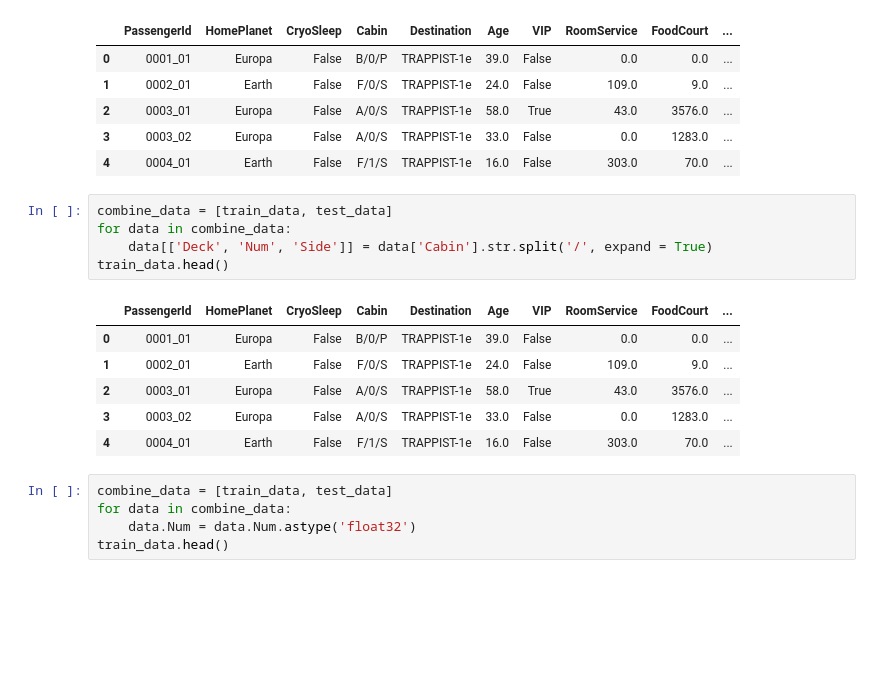
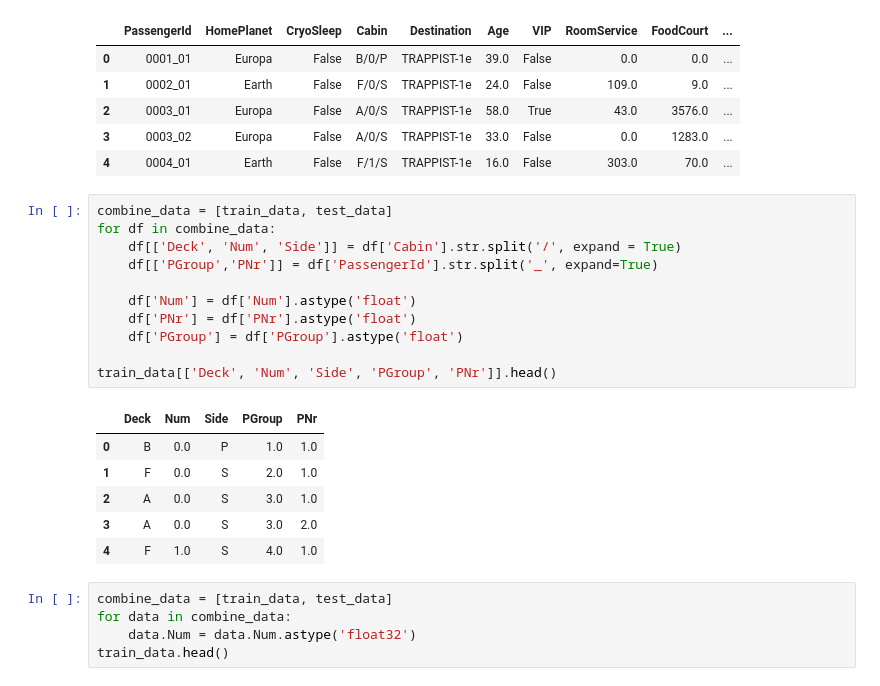
Before and after one commit to He1o/NoteBook_PyTorch, a Jupyter notebook: Kaggle/Spaceship Titanic/4.xgboost0.89.ipynb, the cells around one changed output. Drawn from its saved outputs; the diff is of its cells as text; blank space fills up the shorter version.

```diff
--- a/Kaggle/Spaceship Titanic/4.xgboost0.89.ipynb
+++ b/Kaggle/Spaceship Titanic/4.xgboost0.89.ipynb
@@ -45,16 +65,22 @@ train_data.head()
 | 4 | 0004_01 | Earth | False | F/1/S | TRAPPIST-1e | 16.0 | False | 303.0 | 70.0 | ... |
 # %%
 combine_data = [train_data, test_data]
-for data in combine_data:
-    data[['Deck', 'Num', 'Side']] = data['Cabin'].str.split('/', expand = True)
-train_data.head()
+for df in combine_data:
+    df[['Deck', 'Num', 'Side']] = df['Cabin'].str.split('/', expand = True)
+    df[['PGroup','PNr']] = df['PassengerId'].str.split('_', expand=True)
+
+    df['Num'] = df['Num'].astype('float')
+    df['PNr'] = df['PNr'].astype('float')
+    df['PGroup'] = df['PGroup'].astype('float')
+
+train_data[['Deck', 'Num', 'Side', 'PGroup', 'PNr']].head()
 # %% [output]
-|  | PassengerId | HomePlanet | CryoSleep | Cabin | Destination | Age | VIP | RoomService | FoodCourt | ... |
-| 0 | 0001_01 | Europa | False | B/0/P | TRAPPIST-1e | 39.0 | False | 0.0 | 0.0 | ... |
-| 1 | 0002_01 | Earth | False | F/0/S | TRAPPIST-1e | 24.0 | False | 109.0 | 9.0 | ... |
-| 2 | 0003_01 | Europa | False | A/0/S | TRAPPIST-1e | 58.0 | True | 43.0 | 3576.0 | ... |
-| 3 | 0003_02 | Europa | False | A/0/S | TRAPPIST-1e | 33.0 | False | 0.0 | 1283.0 | ... |
-| 4 | 0004_01 | Earth | False | F/1/S | TRAPPIST-1e | 16.0 | False | 303.0 | 70.0 | ... |
+|  | Deck | Num | Side | PGroup | PNr |
+| 0 | B | 0.0 | P | 1.0 | 1.0 |
+| 1 | F | 0.0 | S | 2.0 | 1.0 |
+| 2 | A | 0.0 | S | 3.0 | 1.0 |
+| 3 | A | 0.0 | S | 3.0 | 2.0 |
+| 4 | F | 1.0 | S | 4.0 | 1.0 |
 # %%
 combine_data = [train_data, test_data]
 for data in combine_data:
```
Also changed, not shown: parts of 3 cells of this notebook, 2 other files.
